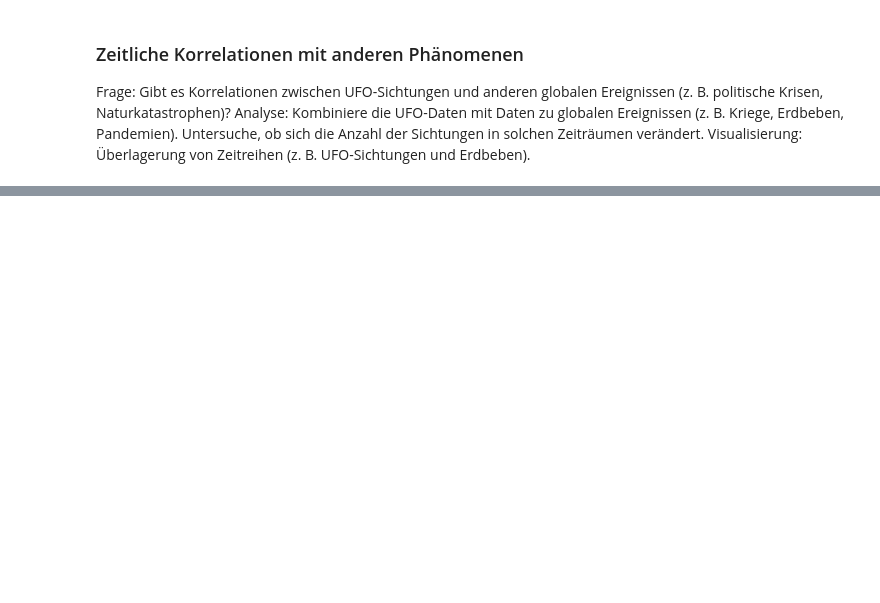
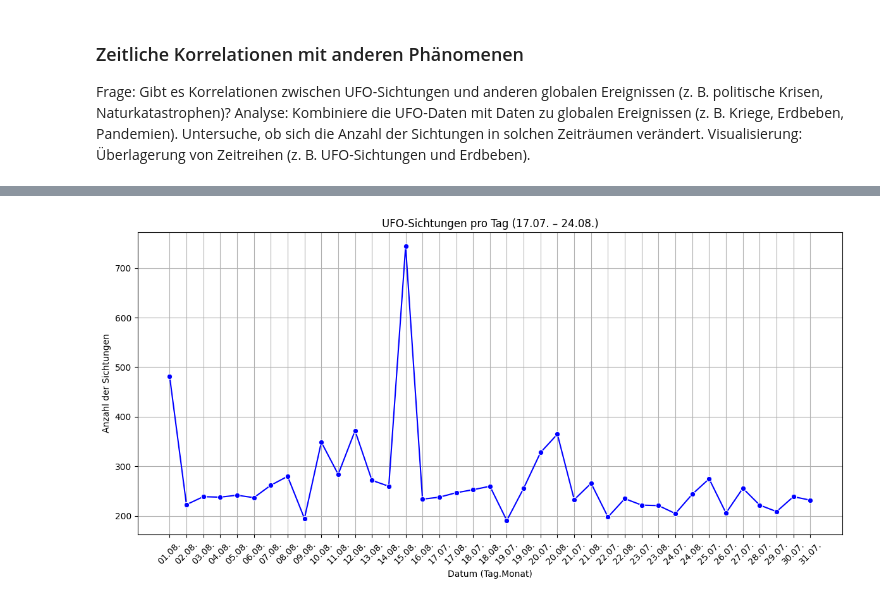
Before and after one commit to PiniPinella/Projekt_UFO, a Jupyter notebook: Laura/first_try.ipynb, the cells around one changed output, grey strips where cells are left out. Cells and saved outputs as stored; diff of their text form; code cells hidden in the pictures; blank space fills up the shorter version.

```diff
--- a/Laura/first_try.ipynb
+++ b/Laura/first_try.ipynb
@@ -467,0 +665,19 @@ Visualisierung:
+# %%
+# Datum im Format "Tag.Monat" erstellen
+perseiden_zeitraum["date_str"] = perseiden_zeitraum["datetime"].dt.strftime("%d.%m.")
+
+# Zählen der Sichtungen pro Datum
+sightings_per_date = perseiden_zeitraum.groupby("date_str").size()
+
+# Plot
+plt.figure(figsize=(12, 6))
+sns.lineplot(x=sightings_per_date.index, y=sightings_per_date.values, marker="o", color="blue")
+plt.title("UFO-Sichtungen pro Tag (17.07. – 24.08.)")
+plt.xlabel("Datum (Tag.Monat)")
+plt.ylabel("Anzahl der Sichtungen")
+plt.xticks(rotation=45)
+plt.grid(True)
+plt.tight_layout()
+plt.show()
+# %% [output]
+[figure, added]
```
Also changed, not shown: parts of 12 cells of this notebook.
